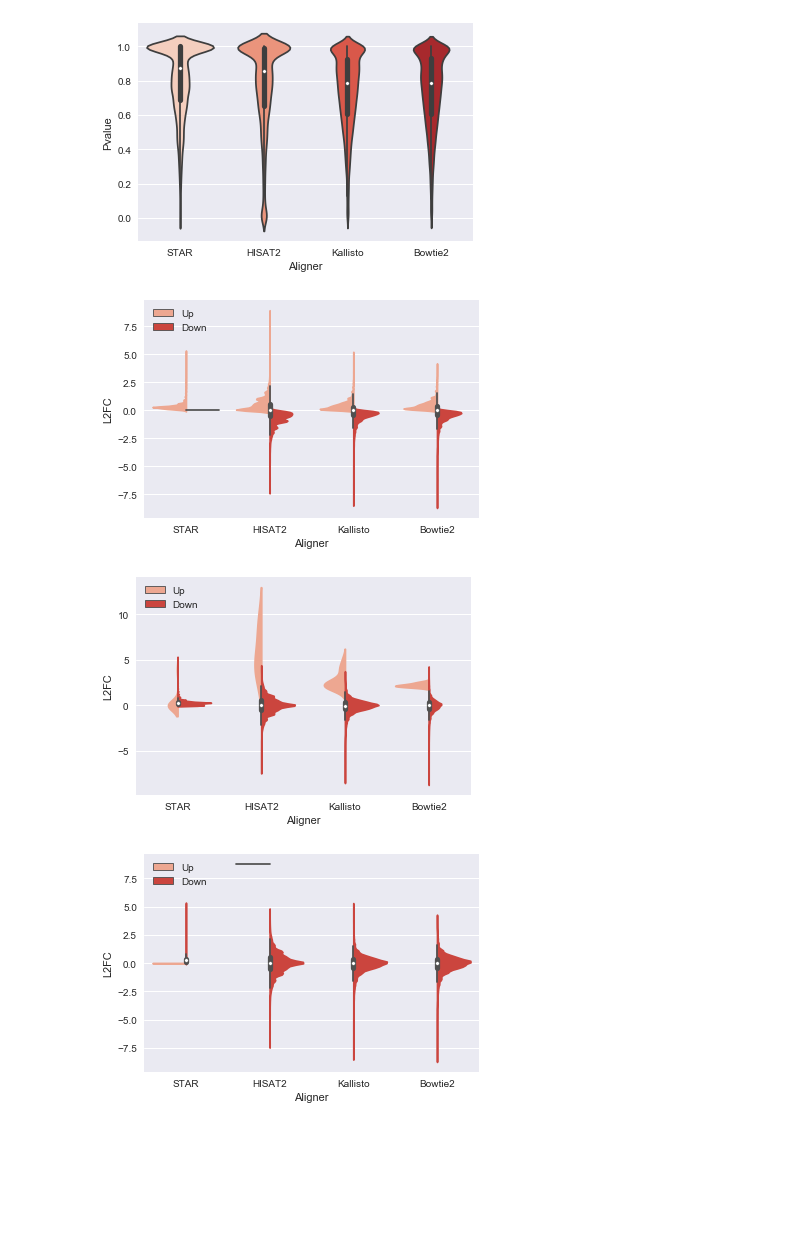
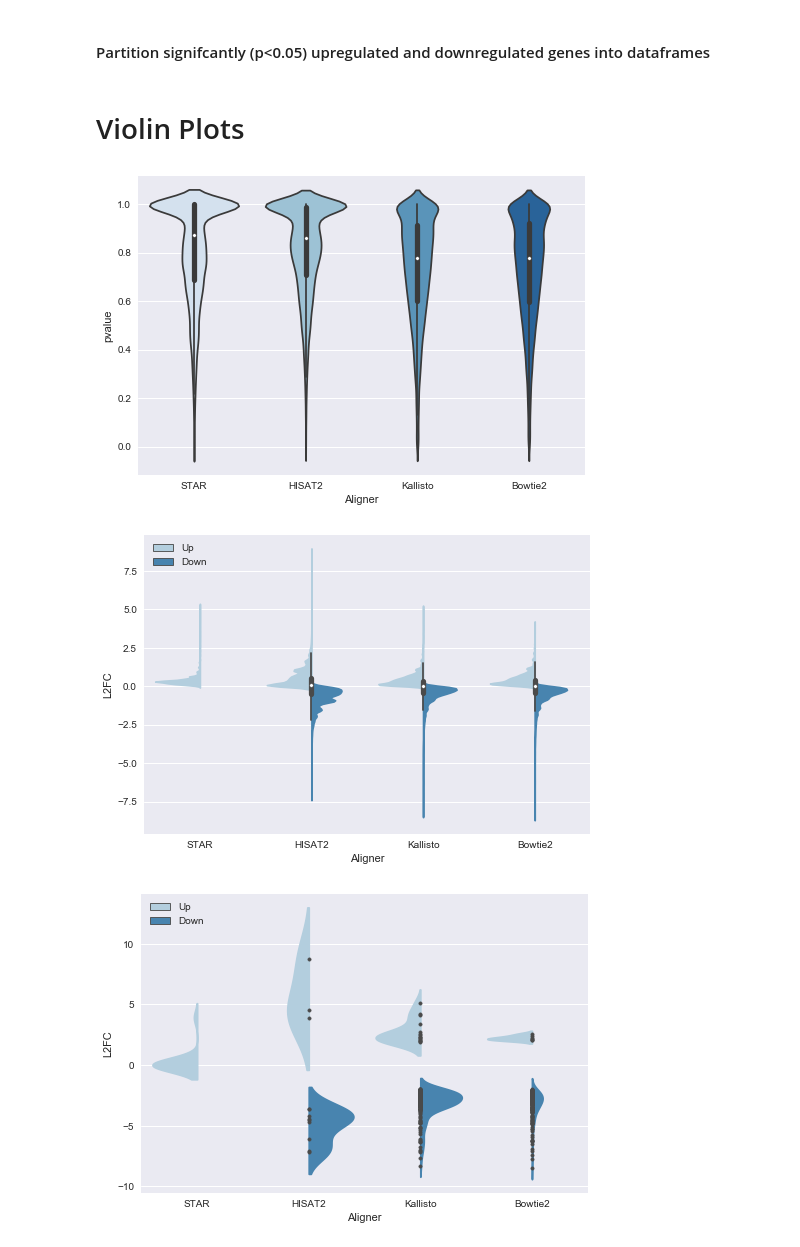
Before and after one commit to larouchej/BIOINF575, a Jupyter notebook: NMJProjectGraphs_final.ipynb, the cells around one changed output. Cells and saved outputs as stored; diff of their text form; code cells hidden in the pictures; blank space fills up the shorter version.

```diff
--- a/NMJProjectGraphs_final.ipynb
+++ b/NMJProjectGraphs_final.ipynb
@@ -74,37 +55,46 @@ up_down_sigadj = [ 'Up' if x else 'Down' for x in np.logical_and(concat_log2FC >
  df = pd.DataFrame({'id': concat_id,
                     'Aligner': concat_names,
                    'L2FC': concat_log2FC,
-                    'Pvalue': concat_pval,
-                   'PolarityLFC': up_down,
-                   'SigPolarityLFC': up_down_sig,
-                   'AdjSigPolarityLFC': up_down_sigadj})
+                    'pvalue': concat_pval,
+                    'padj': concat_padj
+                   })
+# %%
+df = df.replace([np.inf, -np.inf], np.nan).dropna(how="any") # remove all rows containing inf and/or NaN values
+# %% [markdown]
+#### Partition signifcantly (p<0.05) upregulated and downregulated genes into dataframes
+# %%
+up_down = []
+for x in df.L2FC:
+    if x == 0:
+        up_down.append('None')
+    elif x > 0:
+        up_down.append('Up')
+    else:
+        up_down.append('Down')
+df['PolarityLFC'] = up_down
+df_LFCFiltered = df[(df.PolarityLFC == 'Up') | (df.PolarityLFC == 'Down')]
+df_SigLFCFiltered = df_LFCFiltered[(df_LFCFiltered.pvalue < 0.05)]
+# %% [markdown]
+# Violin Plots
 # %%
 fig = plt.figure()
-pval_vlnplot = sns.violinplot(x="Aligner", y="Pvalue", data=df, palette="Reds")
+pval_vlnplot = sns.violinplot(x="Aligner", y="pvalue", data=df, palette="Blues")
 plt.savefig('pval_vlnplot')
 # %% [output]
-[figure, old version]
+[figure, new version]
 # %%
 fig2 = plt.figure()
 L2FC_vlnplot = sns.violinplot(x="Aligner", y="L2FC",
-                             split=True, hue="PolarityLFC", data=df, palette="Reds")
+                             split=True, hue="PolarityLFC", data=df_LFCFiltered, palette="Blues")
 plt.legend(loc='upper left')
 plt.savefig('L2FC_vlnplot')
 # %% [output]
-[figure, old version]
+[figure, new version]
 # %%
 fig3 = plt.figure()
 L2FC_vlnplot_sig = sns.violinplot(x="Aligner", y="L2FC",
-                             split=True, hue="SigPolarityLFC", data=df, palette="Reds")
+                             split=True, hue="PolarityLFC", data=df_SigLFCFiltered, palette="Blues", inner = "points")
 plt.legend(loc='upper left')
 plt.savefig('sig_L2FC_vlnplot')
 # %% [output]
-[figure, old version]
+[figure, new version]
-# %%
-fig4 = plt.figure()
-L2FC_vlnplot_sigadj = sns.violinplot(x="Aligner", y="L2FC",
-                             split=True, hue="AdjSigPolarityLFC", data=df, palette="Reds")
-plt.legend(loc='upper left')
-plt.savefig('adjsig_L2FC_vlnplot')
-# %% [output]
-[figure, removed]
```
Also changed, not shown: parts of 52 cells of this notebook.
